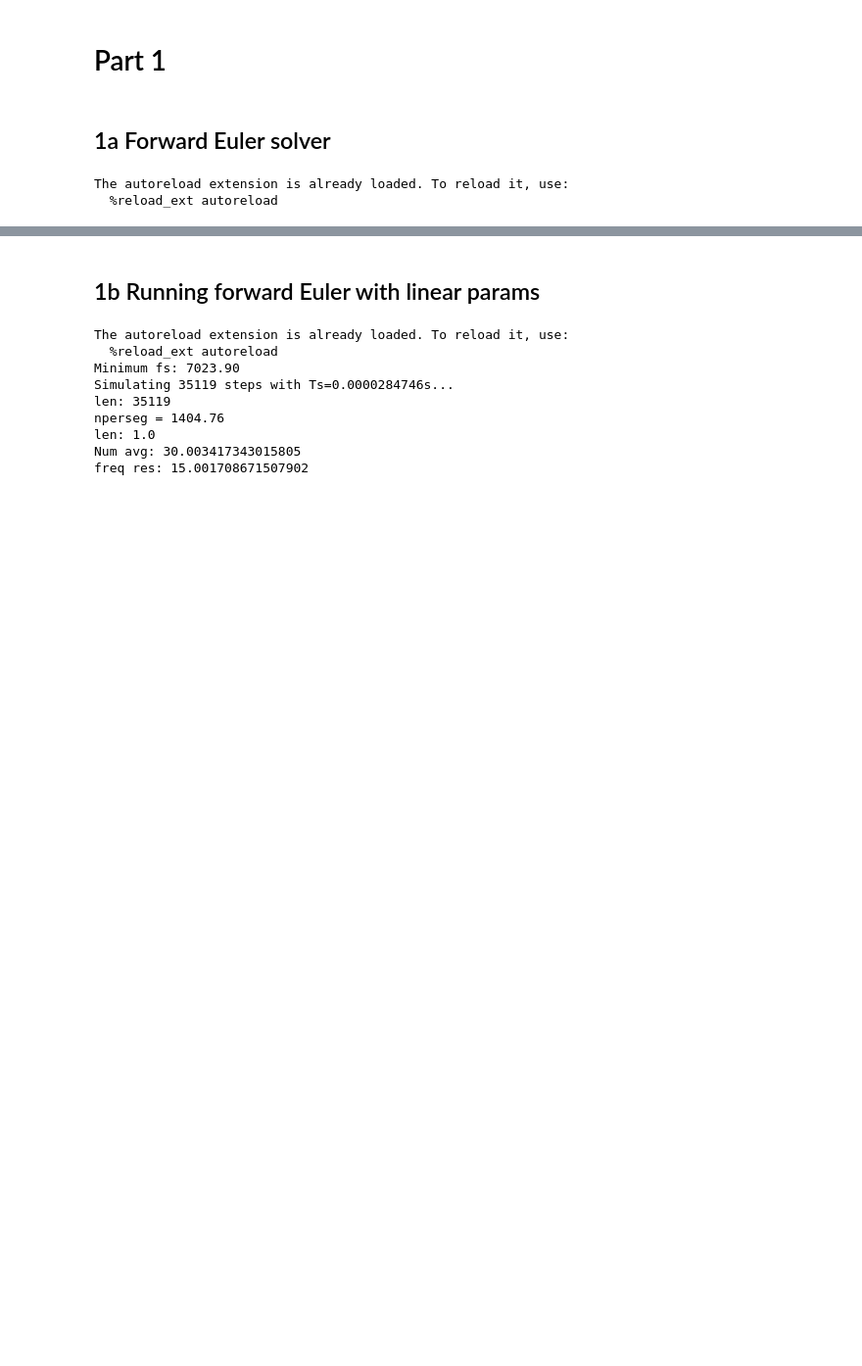
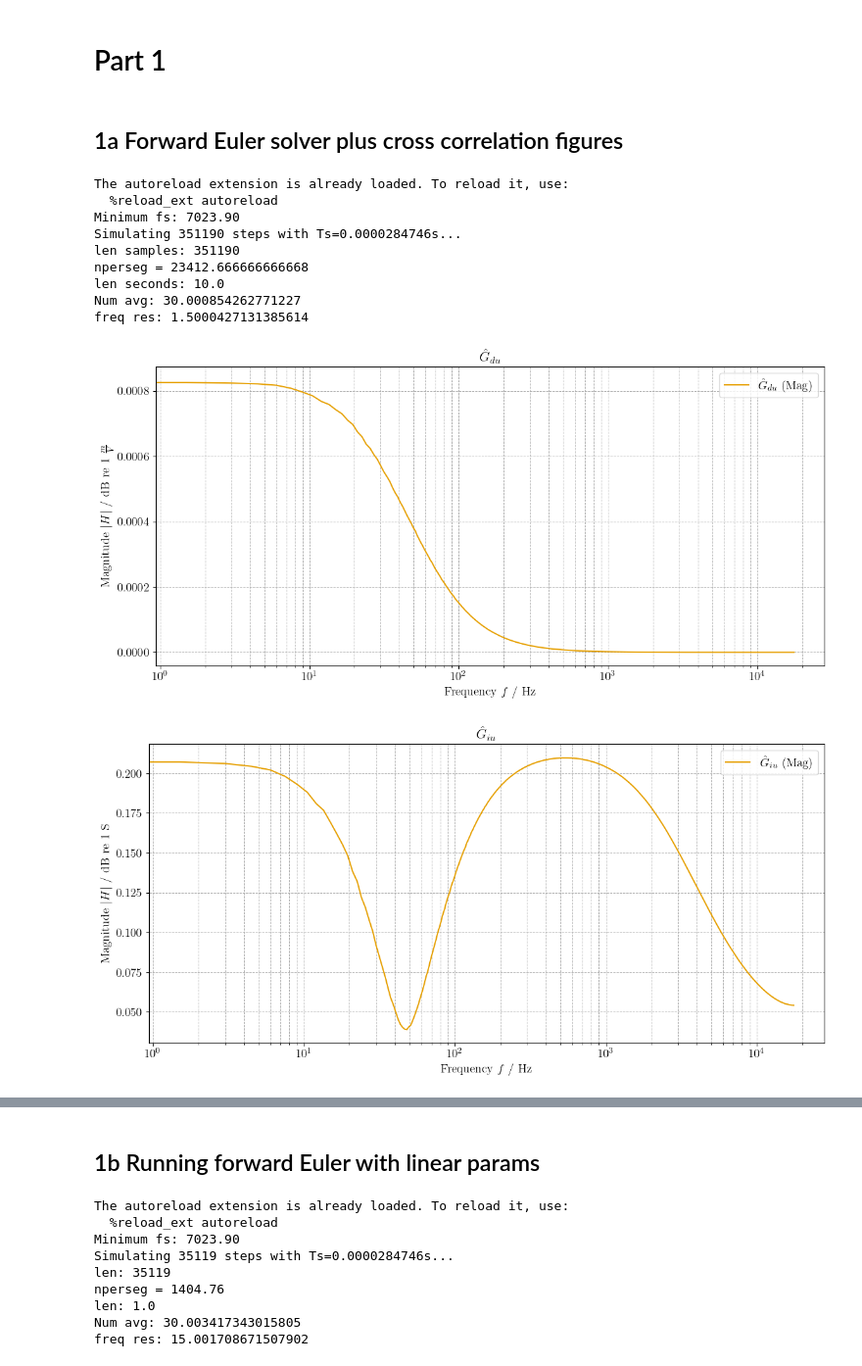
Before and after one commit to istlf/non-linear-transducers-project, a Jupyter notebook: Lab E - part 1 WELCH.ipynb, the cells around one changed output, grey strips where cells are left out. Shown at 98% size. Cells and saved outputs as stored; diff of their text form; code cells hidden in the pictures; blank space fills up the shorter version.

```diff
--- a/Lab E - part 1 WELCH.ipynb
+++ b/Lab E - part 1 WELCH.ipynb
@@ -1,11 +1,72 @@
 # %% [markdown]
 # Part 1
 # %% [markdown]
-## 1a Forward Euler solver
+## 1a Forward Euler solver plus cross correlation figures
 # %%
 %load_ext autoreload
 %autoreload 2
 import util
+from scipy.io import wavfile
+import matplotlib.pyplot as plt
+import numpy as np
+import engutil
+
+## Params from Python driven with 0.15Vrms pink noise
+Bl=6.831384111697111
+R_e=4.813896577382383
+R_m=2.30601776771379
+K_m=1714.9942000346673
+L_e=0.00033049656807511955
+M_m=0.019566105498948536
+
+F = np.array([
+    [-R_e/L_e,      0.0,     -Bl/L_e],
+    [0.0,         0.0,      1.0  ],
+    [Bl/M_m,   -K_m/M_m,   -R_m/M_m ]
+])
+x0 = np.array([0,0,0])
+
+G = np.array([
+    1.0/L_e,
+    0.0,
+    0.0
+])
+
+x0 = np.array([
+    0.0,
+    0.0,
+    0.0
+])
+
+minimum_fs = util.calculate_min_fs(F)
+print(f"Minimum fs: {minimum_fs:.2f}")
+fs = int(5*minimum_fs)
+
+# 1. create input signal
+u = util.generate_pink_noise(fs*10, fs, fmin=1)
+
+# 2. perform euler
+x = util.solve_forward_euler(F, G, u, x0, fs)
+X = np.array([x[:,0], x[:,1], x[:,2]])
+
+G_iu, G_du, G_vu, f = util.welch(u, X, fs)
+
+G_iu_mag_db, G_iu_phase, G_iu_mag_lin  = engutil.tf_to_magphase(G_iu)
+G_du_mag_db, G_du_phase, G_du_mag_lin  = engutil.tf_to_magphase(G_du)
+G_vu_mag_db, G_vu_phase, G_vu_mag_lin  = engutil.tf_to_magphase(G_vu)
+
+engutil.plot_bode(f, [(G_du_mag_lin, None)], legends=["$\\hat{G}_{du}$"], title="$\\hat{G}_{du}$", ylabel_left="Magnitude $\\left| H \\right|$ / dB re 1 $\\frac{m}{V}$")
+engutil.plot_bode(f, [(G_iu_mag_lin, None)], legends=["$\\hat{G}_{iu}$"], title="$\\hat{G}_{iu}$", ylabel_left="Magnitude $\\left| H \\right|$ / dB re 1 S")
+engutil.plot_bode(f, [(G_vu_mag_lin, None)], legends=["$\\hat{G}_{vu}$"], title="$\\hat{G}_{vu}$", ylabel_left="Magnitude $\\left| H \\right|$ / dB re 1 $\\frac{m/s}{V}$")
 # %% [output]
 The autoreload extension is already loaded. To reload it, use:
   %reload_ext autoreload
+Minimum fs: 7023.90
+Simulating 351190 steps with Ts=0.0000284746s...
+len samples: 351190
+nperseg = 23412.666666666668
+len seconds: 10.0
+Num avg: 30.000854262771227
+freq res: 1.5000427131385614
+[figure, added]
+[figure, added]
```
Also changed, not shown: parts of 2 cells of this notebook, 3 other files.
